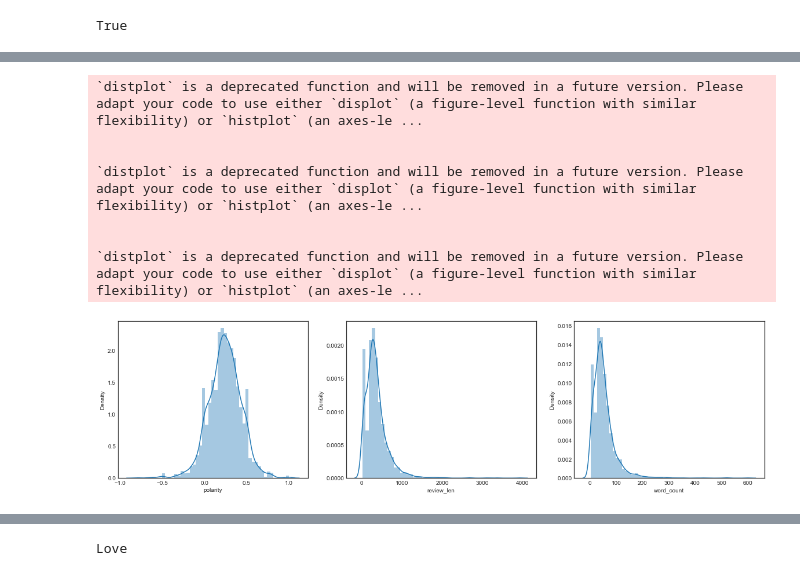
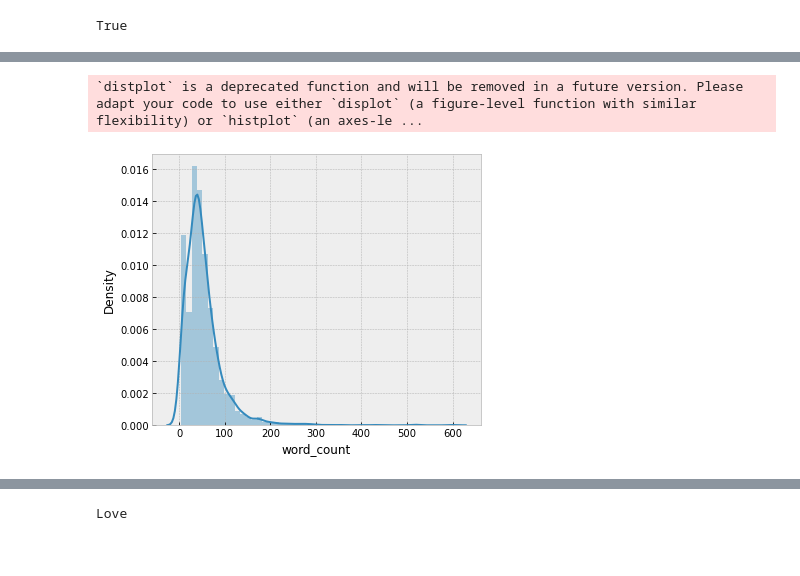
Before and after one commit to ImaPatrick/Machine-Learning-Assignment, a Jupyter notebook: love.ipynb, the cells around one changed output, grey strips where cells are left out. Drawn from its saved outputs; the diff is of its cells as text; code cells hidden in the pictures.

```diff
--- a/love.ipynb
+++ b/love.ipynb
@@ -112,6 +63,9 @@ def review_cleaning(text):
     text = re.sub('\n', '', text)
     text = re.sub('\w*\d\w*', '', text)
     return text
+# %%
+stop = stopwords.words('english')
+stop.append('doe')
 # %%
 #removing stop words
 clean_letter['text'] = clean_letter['text'].apply(lambda x:review_cleaning(x))
@@ -119,0 +78,5 @@ clean_letter['text'] = clean_letter['text'].apply(lambda x: ' '.join([word for w
+# %%
+#data cleaning for non-love letter data
+clean_nonlove = df_nonlove.copy()
+clean_nonlove['text'] = clean_nonlove['text'].apply(lambda x:review_cleaning(x))
+clean_nonlove['text'] = clean_nonlove['text'].apply(lambda x: ' '.join([word for word in x.split() if word not in (stop)]))
@@ -120,6 +94,6 @@ clean_letter['text'] = clean_letter['text'].apply(lambda x: ' '.join([word for w
 # %%
 #initialize word cloud of non-love letter
-text = df_nonlove["text"]
+text = clean_nonlove["text"]
 wordcloud = WordCloud(width = 3000, height = 2000, background_color = 'black', stopwords = STOPWORDS).generate(str(text))
 fig = plt.figure(figsize = (40, 30), facecolor = 'k', edgecolor = 'k')
 plt.imshow(wordcloud, interpolation = 'bilinear')
@@ -131,9 +104,0 @@ plt.show()
-# %%
-#initialize word cloud of love letter
-text = df_onlylove["text"]
-wordcloud = WordCloud(width = 3000,height = 2000, background_color = 'black', stopwords = STOPWORDS).generate(str(text))
-fig = plt.figure(figsize = (40, 30), facecolor = 'k', edgecolor = 'k')
-plt.imshow(wordcloud, interpolation = 'bilinear')
-plt.axis('off')
-plt.tight_layout(pad=0)
-plt.show()
@@ -142,33 +105,27 @@ plt.show()
 # %%
 #Extracting the features from the letter
 clean_letter['polarity'] = clean_letter['text'].map(lambda text: TextBlob(text).sentiment.polarity)
 clean_letter['review_len'] = clean_letter['text'].astype(str).apply(len)
 clean_letter['word_count'] = clean_letter['text'].apply(lambda x: len(str(x).split()))
 
 #Plotting the distribution of the extracted feature
 plt.figure(figsize = (20, 5))
-plt.style.use('seaborn-white')
+plt.style.use('bmh')
 
-plt.subplot(131)
-sns.distplot(clean_letter['polarity'])
-fig = plt.gcf()
+# plt.subplot(131)
+# sns.distplot(clean_letter['polarity'])
+# fig = plt.gcf()
 
-plt.subplot(132)
-sns.distplot(clean_letter['review_len'])
-fig = plt.gcf()
+# plt.subplot(132)
+# sns.distplot(clean_letter['review_len'])
+# fig = plt.gcf()
 
 plt.subplot(133)
 sns.distplot(clean_letter['word_count'])
 fig = plt.gcf()
 # %% [output]
 `distplot` is a deprecated function and will be removed in a future version. Please adapt your code to use either `displot` (a figure-level function with similar flexibility) or `histplot` (an axes-le ...
-
-
-`distplot` is a deprecated function and will be removed in a future version. Please adapt your code to use either `displot` (a figure-level function with similar flexibility) or `histplot` (an axes-le ...
-
-
-`distplot` is a deprecated function and will be removed in a future version. Please adapt your code to use either `displot` (a figure-level function with similar flexibility) or `histplot` (an axes-le ...
-[figure, old version]
+[figure, new version]
 # %%
 #Function to get top n words
 def get_top_n_words(corpus, n=None):
```
Also changed, not shown: parts of 32 cells of this notebook.
